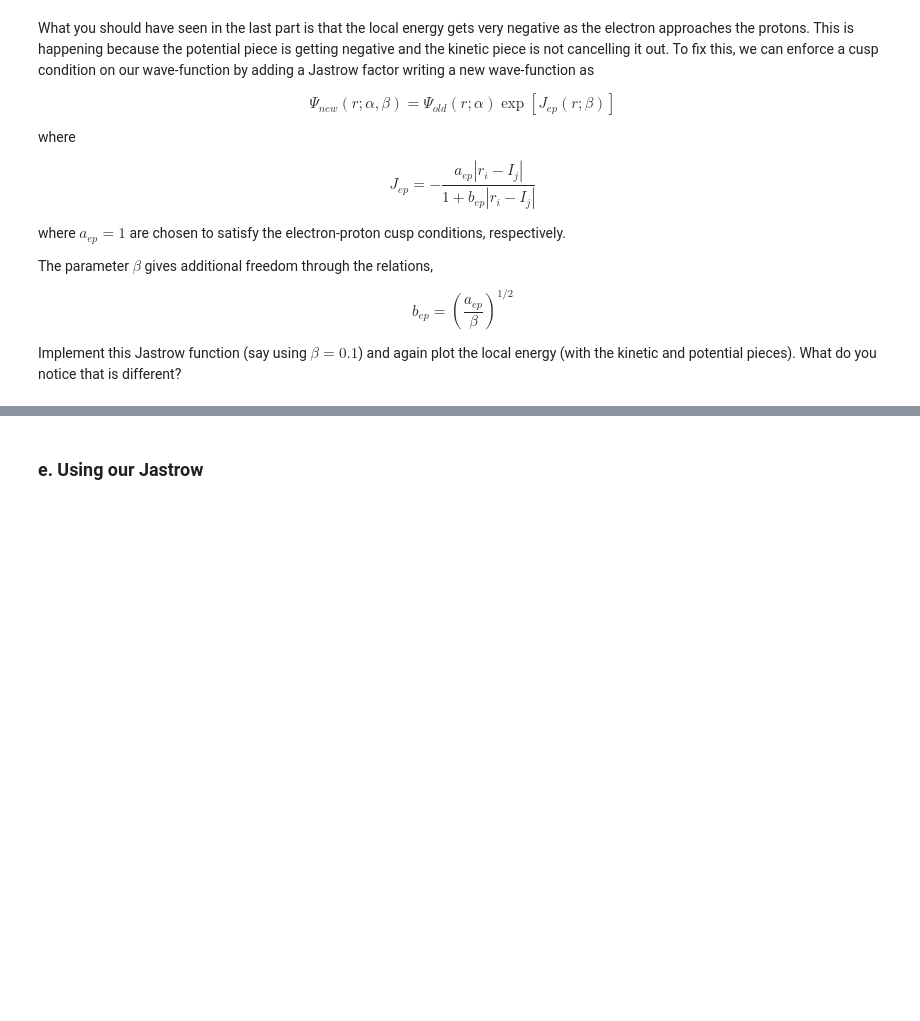
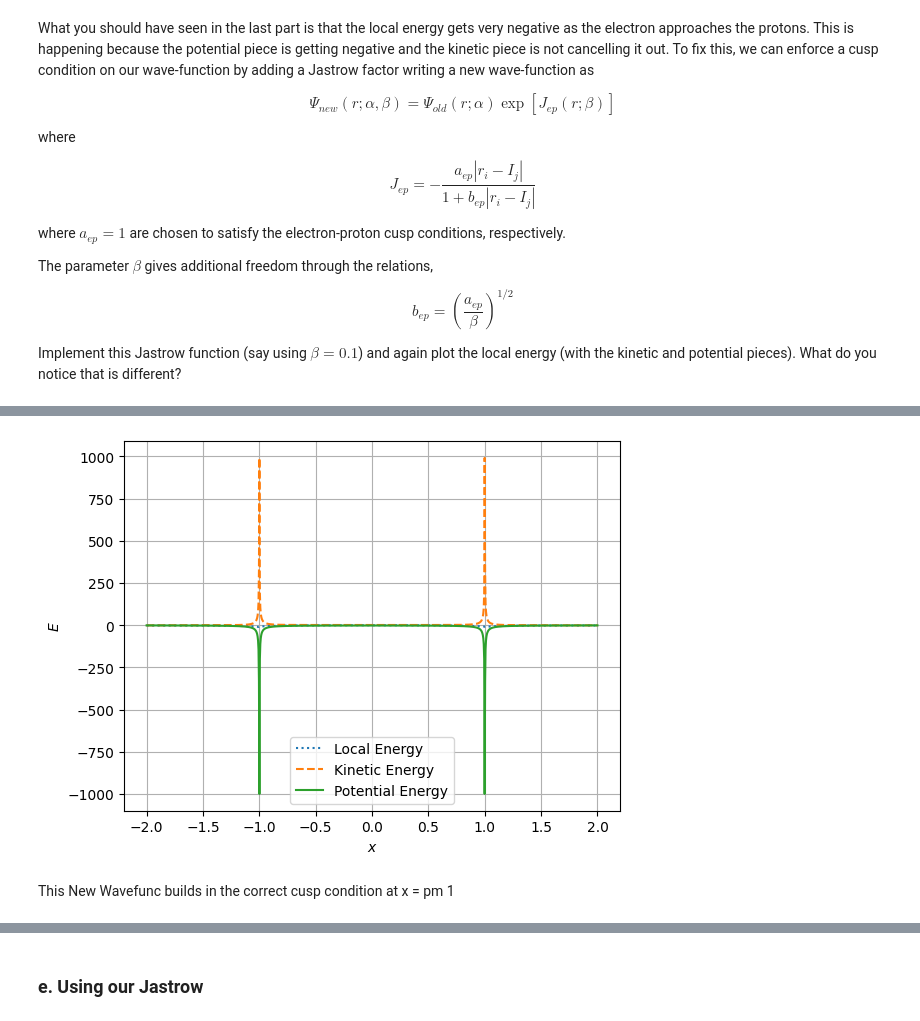
Before and after one commit to mvela31/PHYS487hws, a Jupyter notebook: quantum_mechanics/VMC5.ipynb, the cells around one changed output, grey strips where cells are left out. Saved outputs shown, nothing was run; the diff lists cells and outputs as text; code cells hidden in the pictures; blank space fills up the shorter version.

```diff
--- a/quantum_mechanics/VMC5.ipynb
+++ b/quantum_mechanics/VMC5.ipynb
@@ -594,27 +602,44 @@ Implement this Jastrow function (say using $\beta =0.1$) and again plot the loca
 # %%
 ###ANSWER HERE
 a_ep = 1
 beta = 0.1
-b_ep = (a_ep/beta)**0.5
+params = WavefunctionParams(alpha=0.5, beta=beta)
 
 def new_Psi(e_pos, p_pos, params):
-  # Sum Jastrow over all protons
-  J_ep = 0
-  for i in range(len(p_pos)):
-      r = np.linalg.norm(e_pos - p_pos[i])
-      J_ep += -a_ep * r / (1 + b_ep * r)
-  return Psi(e_pos, p_pos, params) * np.exp(J_ep)
+    a_ep = 1
+    beta = params.beta
+    b_ep = (a_ep / beta)**0.5
+    J_ep = 0
+    for i in range(len(p_pos)):
+        r = np.linalg.norm(e_pos - p_pos[i])
+        J_ep += -a_ep * r / (1 + b_ep * r)
+    return Psi(e_pos, p_pos, params) * np.exp(J_ep)
 
 xs = np.linspace(-2, 2, 1000)
 lEs, lKEs, lPEs = [], [], []
 
 for x in xs:
     e_pos = np.array([[x, 0, 0]])
     lKE = -0.5 * Laplacian(e_pos, p_pos, params, new_Psi) / new_Psi(e_pos, p_pos, params)
     lPE = VPsiOverPsi(e_pos, p_pos)
     lEs.append(lKE + lPE)
     lKEs.append(lKE)
     lPEs.append(lPE)
+
+plt.figure()
+plt.plot(xs, lEs, ':',label='Local Energy')
+plt.plot(xs, lKEs, '--', label='Kinetic Energy')
+plt.plot(xs, lPEs, label='Potential Energy')
+#plt.ylim(-5, 5)
+plt.xlabel(r'$x$')
+plt.ylabel(r'$E$')
+plt.grid()
+plt.legend()
+plt.show()
+# %% [output]
+[figure, added]
+# %% [markdown]
+This New Wavefunc builds in the correct cusp condition at x = pm 1
 # %% [markdown]
  <div><img src="https://clark.physics.illinois.edu/246img/AnsEnd.svg" width=200 align=left alt="Answer (end)"></img><br></div>
 # %% [markdown]
```
Also changed, not shown: parts of 14 cells of this notebook.
